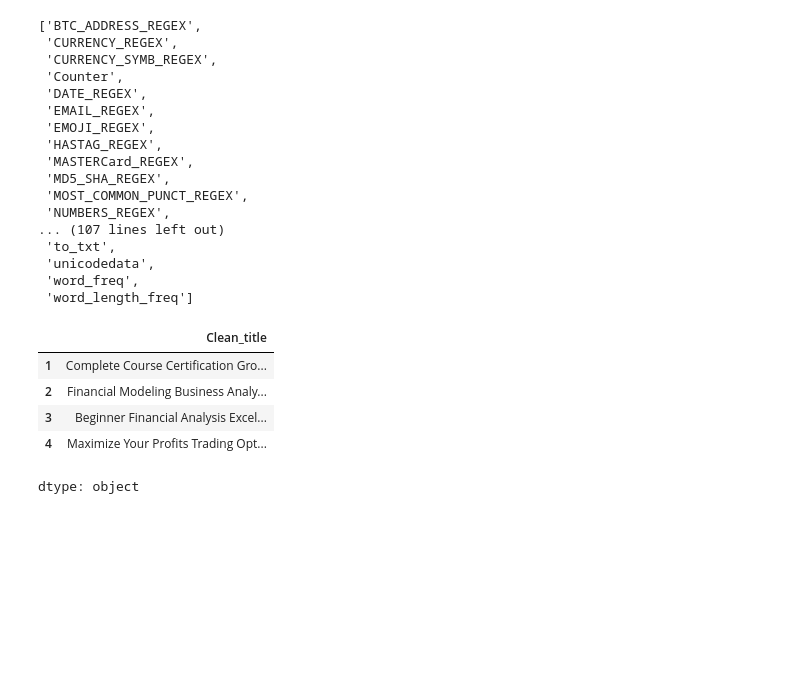
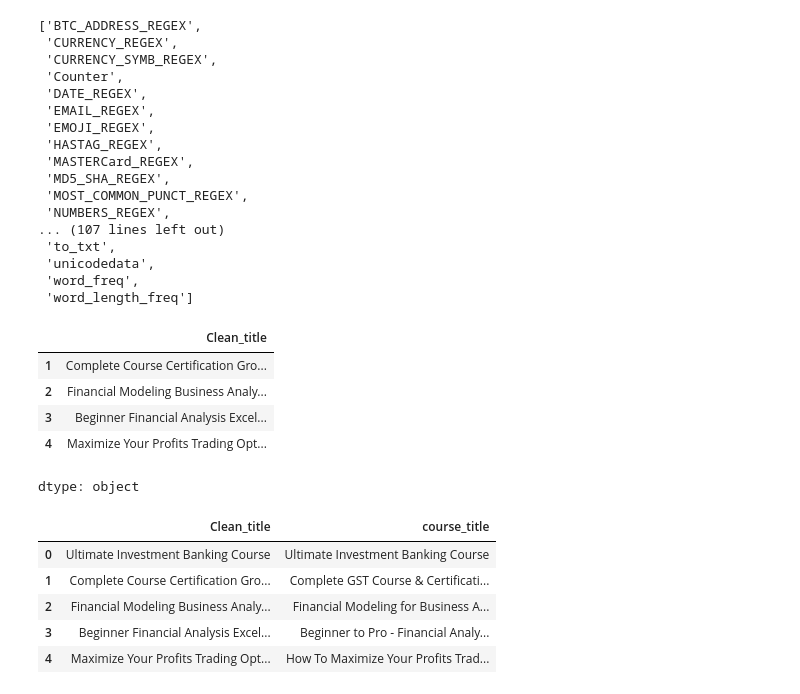
Before and after one commit to AAdewunmi/Online-Course-Recommendation-App-Project, a Jupyter notebook: EDA_On_UdemyDataset.ipynb, the cells around one changed output. Saved outputs shown, nothing was run; the diff lists cells and outputs as text; code cells hidden in the pictures; blank space fills up the shorter version.

Commit message:
Create dataframe subset of clean and original titles and preview

```diff
--- a/EDA_On_UdemyDataset.ipynb
+++ b/EDA_On_UdemyDataset.ipynb
@@ -790,3 +790,15 @@ df['Clean_title'].iloc[1:5]
 | 3 | Beginner Financial Analysis Excel... |
 | 4 | Maximize Your Profits Trading Opt... |
 dtype: object
+# %%
+# Create dataframe subset of clean and original titles and preview
+
+temp = df[['Clean_title','course_title']]
+temp.head()
+# %% [output]
+|  | Clean_title | course_title |
+| 0 | Ultimate Investment Banking Course | Ultimate Investment Banking Course |
+| 1 | Complete Course Certification Gro... | Complete GST Course & Certificati... |
+| 2 | Financial Modeling Business Analy... | Financial Modeling for Business A... |
+| 3 | Beginner Financial Analysis Excel... | Beginner to Pro - Financial Analy... |
+| 4 | Maximize Your Profits Trading Opt... | How To Maximize Your Profits Trad... |
```
